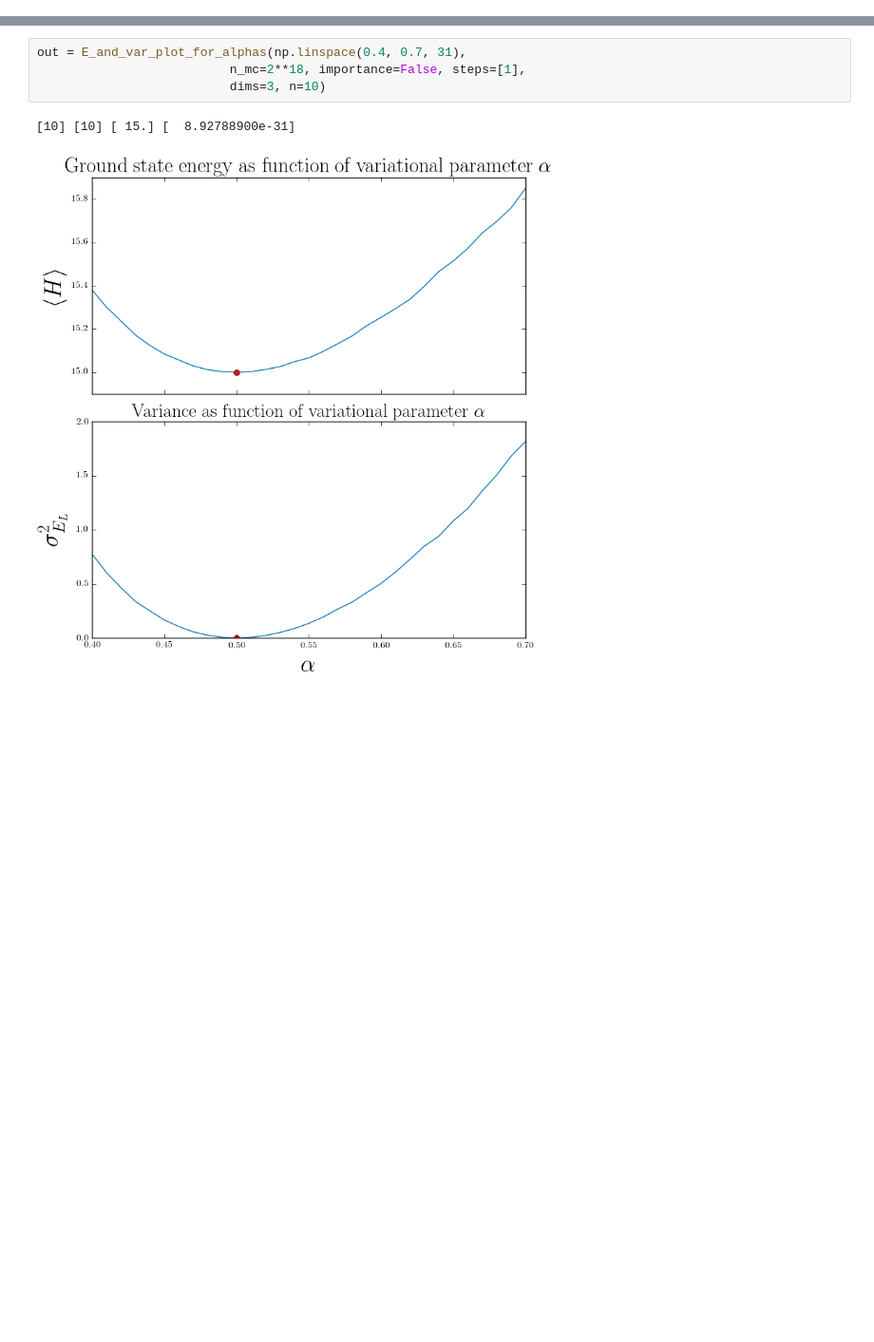
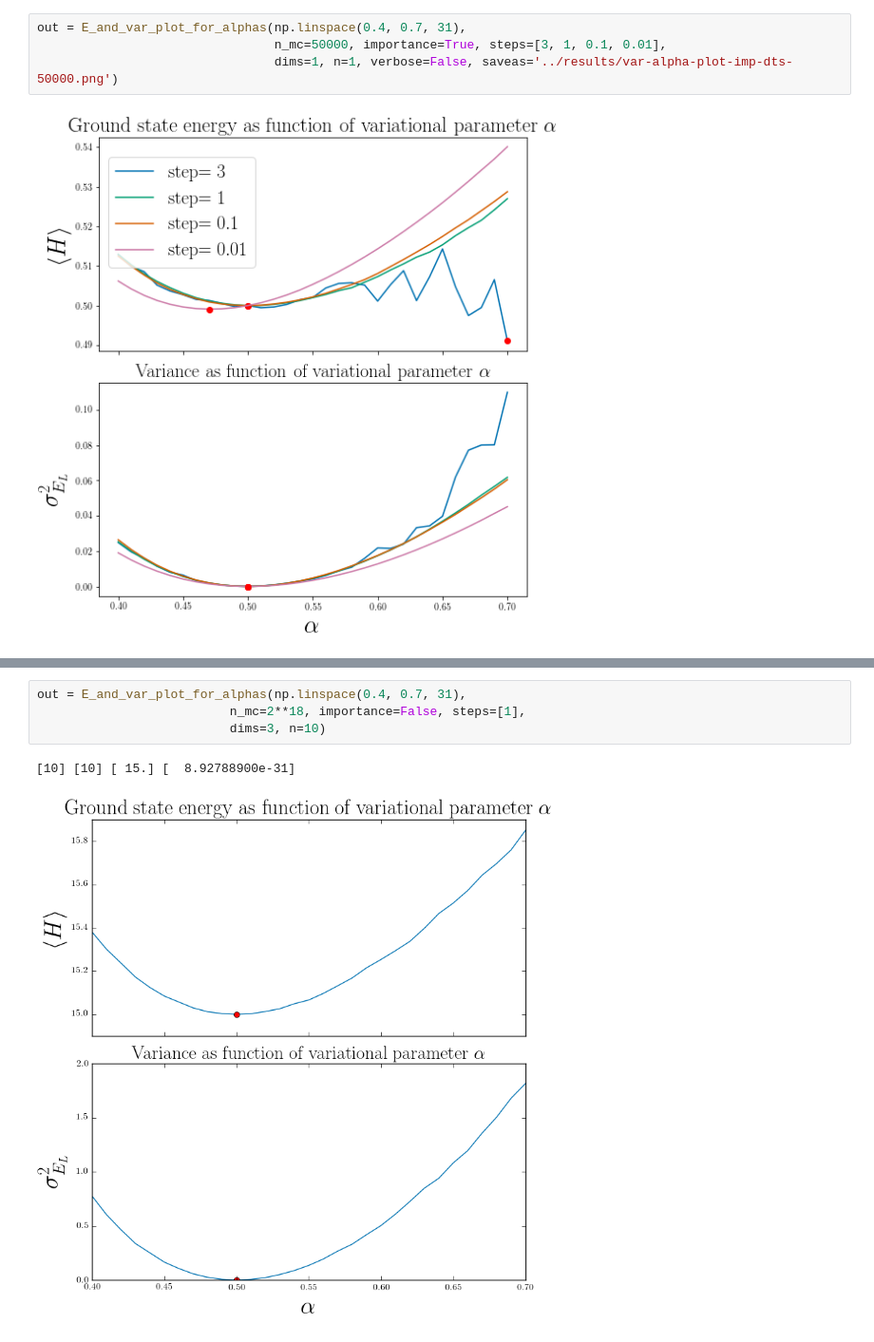
Before and after one commit to bsamseth/qflow, a Jupyter notebook: project1/python/analysis.ipynb, the cells around one changed output, grey strips where cells are left out. Shown at 95% size. Drawn from its saved outputs; the diff is of its cells as text; blank space fills up the shorter version.

```diff
--- a/project1/python/analysis.ipynb
+++ b/project1/python/analysis.ipynb
@@ -16,0 +69,6 @@ from functions import *
+# %%
+out = E_and_var_plot_for_alphas(np.linspace(0.4, 0.7, 31),
+                                n_mc=50000, importance=True, steps=[3, 1, 0.1, 0.01],
+                                dims=1, n=1, verbose=False, saveas='../results/var-alpha-plot-imp-dts-50000.png')
+# %% [output]
+[figure, added]
```
Also changed, not shown: parts of 19 cells of this notebook, 1 other file.
